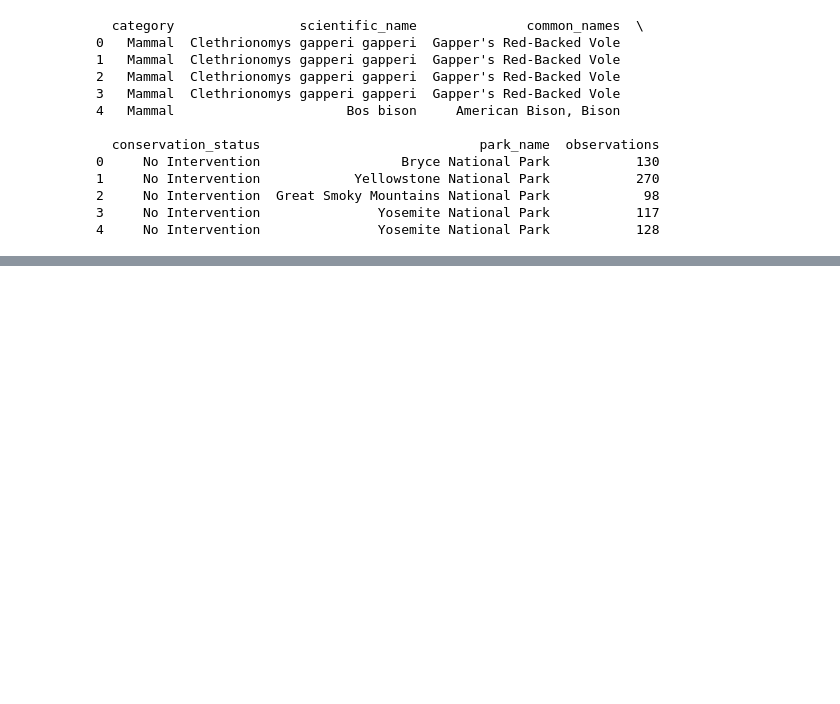
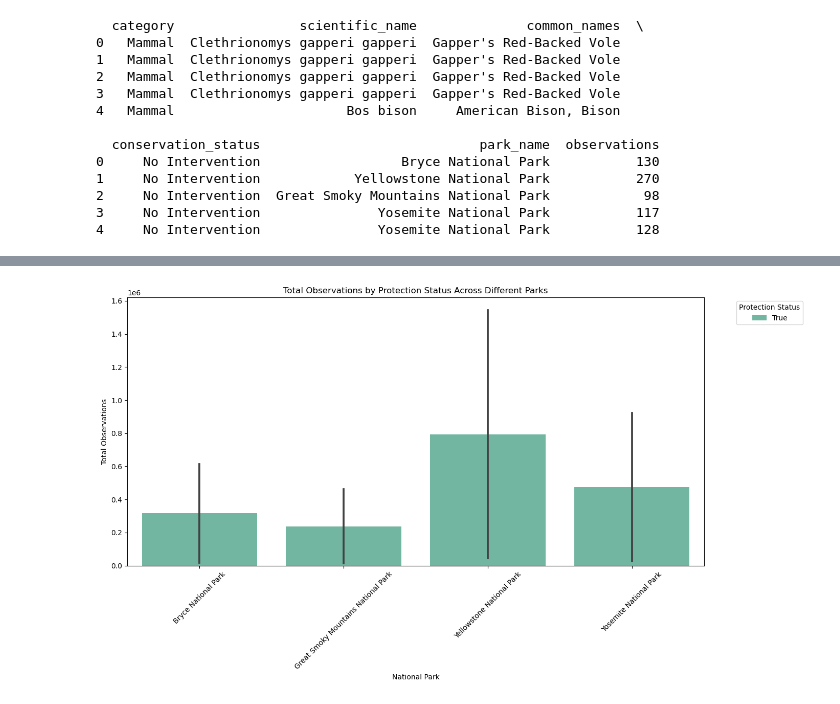
Before and after one commit to baseivan/biodiversity_starter, a Jupyter notebook: biodiversity.ipynb, the cells around one changed output, grey strips where cells are left out. Cells and saved outputs as stored; diff of their text form; code cells hidden in the pictures; blank space fills up the shorter version.

```diff
--- a/biodiversity.ipynb
+++ b/biodiversity.ipynb
@@ -119,3 +120,26 @@ merged_data.to_csv('merged_data.csv', index=False)
 2     No Intervention  Great Smoky Mountains National Park            98
 3     No Intervention               Yosemite National Park           117
 4     No Intervention               Yosemite National Park           128
+# %%
+"""
+Cell generated by Data Wrangler.
+"""
+def clean_data(merged_data):
+    # Derive column 'is_protected' from column: 'conservation_status'
+    def is_protected(conservation_status):
+        """
+        Transform based on the following examples:
+           conservation_status     Output
+        1: "No Intervention"    => "False"
+        2: "Species of Concern" => "True"
+        3: "Endangered"         => "True"
+        4: "In Recovery"        => "True"
+        """
+        if conservation_status == "No Intervention":
+            return "False"
+        return "True"
+    merged_data.insert(4, "is_protected", merged_data.apply(lambda row : is_protected(row["conservation_status"]), axis=1))
+    return merged_data
+
+merged_data_clean = clean_data(merged_data.copy())
+merged_data_clean.head()
@@ -121,0 +153,21 @@ merged_data.to_csv('merged_data.csv', index=False)
+# %%
+
+observations_by_protection = merged_data_clean.groupby(['park_name', 'is_protected'])['observations'].sum().reset_index()
+
+# Convert is_protected to a boolean for better visualization
+observations_by_protection['is_protected'] = observations_by_protection['is_protected'].astype(bool)
+
+# Plotting the data
+plt.figure(figsize=(14, 8))
+sns.barplot(x='park_name', y='observations', hue='is_protected', data=observations_by_protection, palette='Set2')
+plt.title('Total Observations by Protection Status Across Different Parks')
+plt.xlabel('National Park')
+plt.ylabel('Total Observations')
+plt.xticks(rotation=45)
+plt.legend(title='Protection Status', bbox_to_anchor=(1.05, 1), loc='upper left')
+plt.tight_layout()
+
+# Show the plot
+plt.show()
+# %% [output]
+[figure, added]
```
Also changed, not shown: parts of 2 cells of this notebook.
